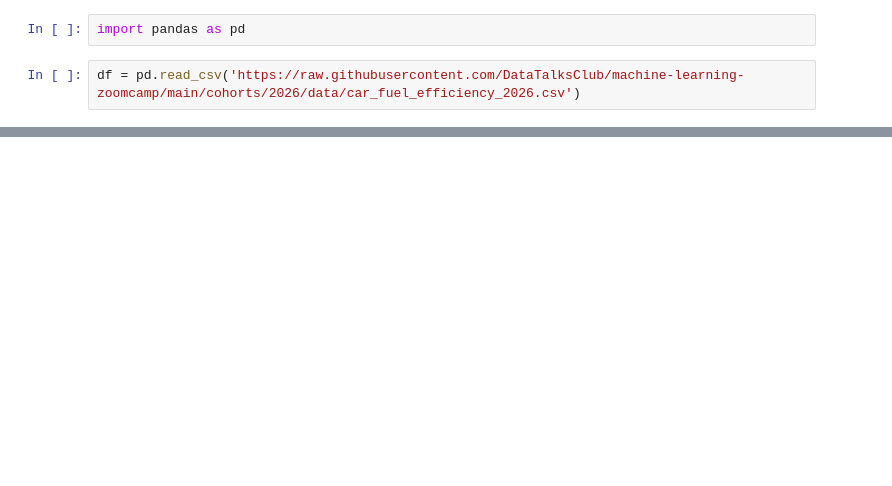
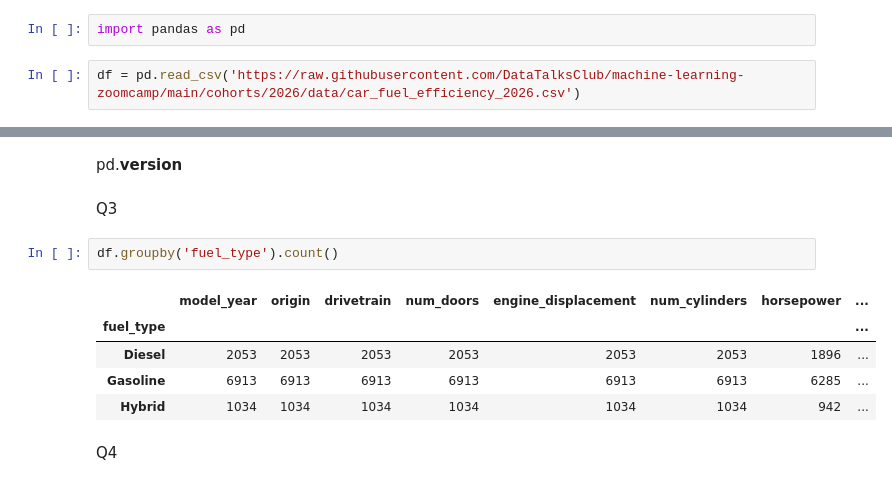
Before and after one commit to orange4433/machine-learning-zoomcamp-homework, a Jupyter notebook: 01-intro/homework.ipynb, the cells around one changed output, grey strips where cells are left out. Saved outputs shown, nothing was run; the diff lists cells and outputs as text; blank space fills up the shorter version.

```diff
--- a/01-intro/homework.ipynb
+++ b/01-intro/homework.ipynb
@@ -13,0 +23,14 @@ df.head()
+# %% [markdown]
+pd.__version__
+# %% [markdown]
+Q3
+# %%
+df.groupby('fuel_type').count()
+# %% [output]
+|  | model_year | origin | drivetrain | num_doors | engine_displacement | num_cylinders | horsepower | ... |
+| fuel_type |  |  |  |  |  |  |  | ... |
+| Diesel | 2053 | 2053 | 2053 | 2053 | 2053 | 2053 | 1896 | ... |
+| Gasoline | 6913 | 6913 | 6913 | 6913 | 6913 | 6913 | 6285 | ... |
+| Hybrid | 1034 | 1034 | 1034 | 1034 | 1034 | 1034 | 942 | ... |
+# %% [markdown]
+Q4
```
Also changed, not shown: parts of 27 cells of this notebook.
